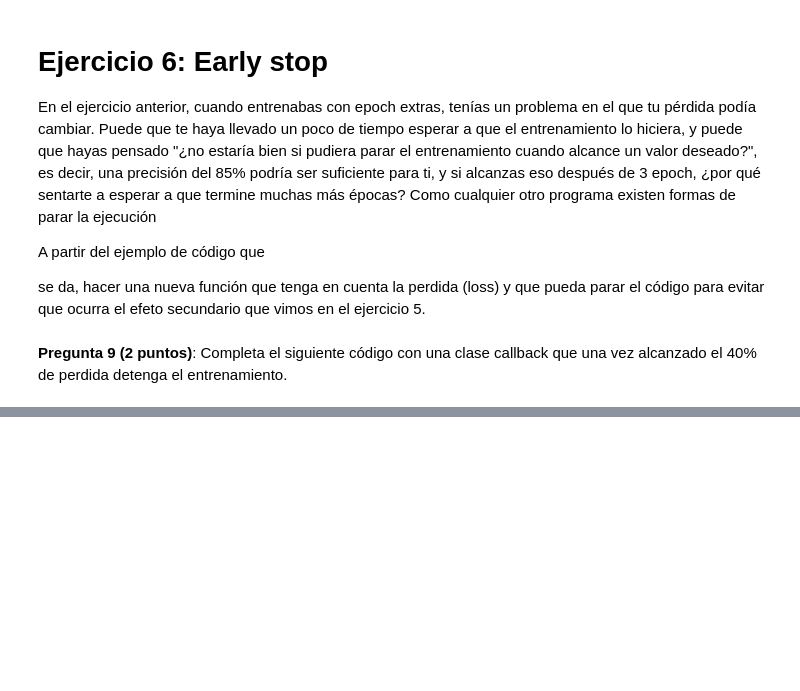
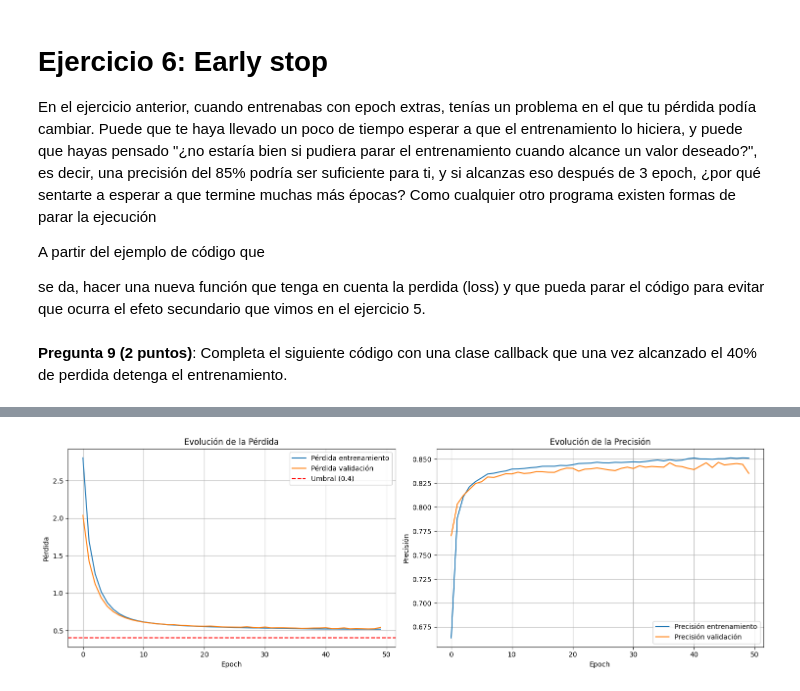
Before and after one commit to JosueHernandezR/master-AI, a Jupyter notebook: sistemas cognitivos/act_1/Actividad_1_master_IA_SCA.ipynb, the cells around one changed output, grey strips where cells are left out. Cells and saved outputs as stored; diff of their text form; code cells hidden in the pictures; blank space fills up the shorter version.

```diff
--- a/sistemas cognitivos/act_1/Actividad_1_master_IA_SCA.ipynb
+++ b/sistemas cognitivos/act_1/Actividad_1_master_IA_SCA.ipynb
@@ -548,34 +666,90 @@ import tensorflow as tf
 print(tf.__version__)
 
 ### Tu código de la función callback para parar el entrenamiento de la red neuronal al 40% de loss aqui: ###
+# Callback mejorado
 class myCallback(tf.keras.callbacks.Callback):
+    def __init__(self):
+        super(myCallback, self).__init__()
+        self.loss_history = []
+
     def on_epoch_end(self, epoch, logs={}):
-        if logs.get('loss') < 0.4:  # Detener cuando la pérdida sea menor a 0.4 (40%)
-            print("\nLa pérdida ha bajado del 40%, deteniendo el entrenamiento...")
+        current_loss = logs.get('loss')
+        self.loss_history.append(current_loss)
+
+        # Solo detenemos si la pérdida es menor a 0.4 después de algunas epochs
+        # para evitar detenciones prematuras
+        if epoch > 5 and current_loss < 0.4:
+            print(f"\nEpoch {epoch}: La pérdida ({current_loss:.4f}) ha bajado del 40%")
             self.model.stop_training = True
 
-# Crear y configurar el modelo
+# Cargar datos
+mnist = tf.keras.datasets.fashion_mnist
+(training_images, training_labels), (test_images, test_labels) = mnist.load_data()
+
+# Normalización
+training_images = training_images / 255.0
+test_images = test_images / 255.0
+
+# Modelo simplificado
+model = tf.keras.models.Sequential([
+    tf.keras.layers.Flatten(input_shape=(28, 28)),
+    # Reducimos a 128 neuronas y añadimos regularización
+    tf.keras.layers.Dense(128,
+                         activation='relu',
+                         kernel_regularizer=tf.keras.regularizers.l2(0.01)),
+    tf.keras.layers.Dense(10, activation='softmax')
+])
+
+# Compilación con learning rate más bajo
+model.compile(
+    optimizer=tf.keras.optimizers.Adam(learning_rate=0.0001),
+    loss='sparse_categorical_crossentropy',
+    metrics=['accuracy']
+)
+
+# Entrenar con batch size más grande
 callbacks = myCallback()
-mnist = tf.keras.datasets.fashion_mnist
-(training_images, training_labels) ,  (test_images, test_labels) = mnist.load_data()
+history = model.fit(
+    training_images,
+    training_labels,
+    epochs=50,
+    batch_size=128,
+    validation_split=0.2,
+    callbacks=[callbacks],
+    verbose=1
+)
 
-# Normalizar las imágenes
-training_images = training_images/255.0
-test_images = test_images/255.0
+# Visualización
+plt.figure(figsize=(15, 5))
 
-# Crear el modelo
-model = tf.keras.models.Sequential([tf.keras.layers.Flatten(),
-                                    tf.keras.layers.Dense(512, activation=tf.nn.relu),
-                                    tf.keras.layers.Dense(10, activation=tf.nn.softmax)])
+# Gráfica de pérdida
+plt.subplot(1, 2, 1)
+plt.plot(history.history['loss'], label='Pérdida entrenamiento')
+plt.plot(history.history['val_loss'], label='Pérdida validación')
+plt.axhline(y=0.4, color='r', linestyle='--', label='Umbral (0.4)')
+plt.title('Evolución de la Pérdida')
+plt.xlabel('Epoch')
+plt.ylabel('Pérdida')
+plt.legend()
+plt.grid(True)
 
+# Gráfica de precisión
+plt.subplot(1, 2, 2)
+plt.plot(history.history['accuracy'], label='Precisión entrenamiento')
+plt.plot(history.history['val_accuracy'], label='Precisión validación')
+plt.title('Evolución de la Precisión')
+plt.xlabel('Epoch')
+plt.ylabel('Precisión')
+plt.legend()
+plt.grid(True)
 
-# Compilar el modelo
-model.compile(optimizer = 'adam',
-              loss = 'sparse_categorical_crossentropy',
-              metrics=['accuracy'])
+plt.tight_layout()
+plt.show()
 
-# Entrenar el modelo con el callback
-print("Iniciando entrenamiento con callback de pérdida...")
-model.fit(training_images, training_labels, epochs=50, callbacks=[callbacks])
+# Mostrar resultados finales
+print("\nResultados finales:")
+print(f"Epochs completados: {len(history.history['loss'])}")
+print(f"Pérdida final: {history.history['loss'][-1]:.4f}")
+print(f"Precisión final: {history.history['accuracy'][-1]:.4f}")
 # %% [output]
 2.16.2
@@ -597,0 +772 @@ Epoch 50/50
+[figure, added]
```
Also changed, not shown: parts of 24 cells of this notebook, 5 other files.
